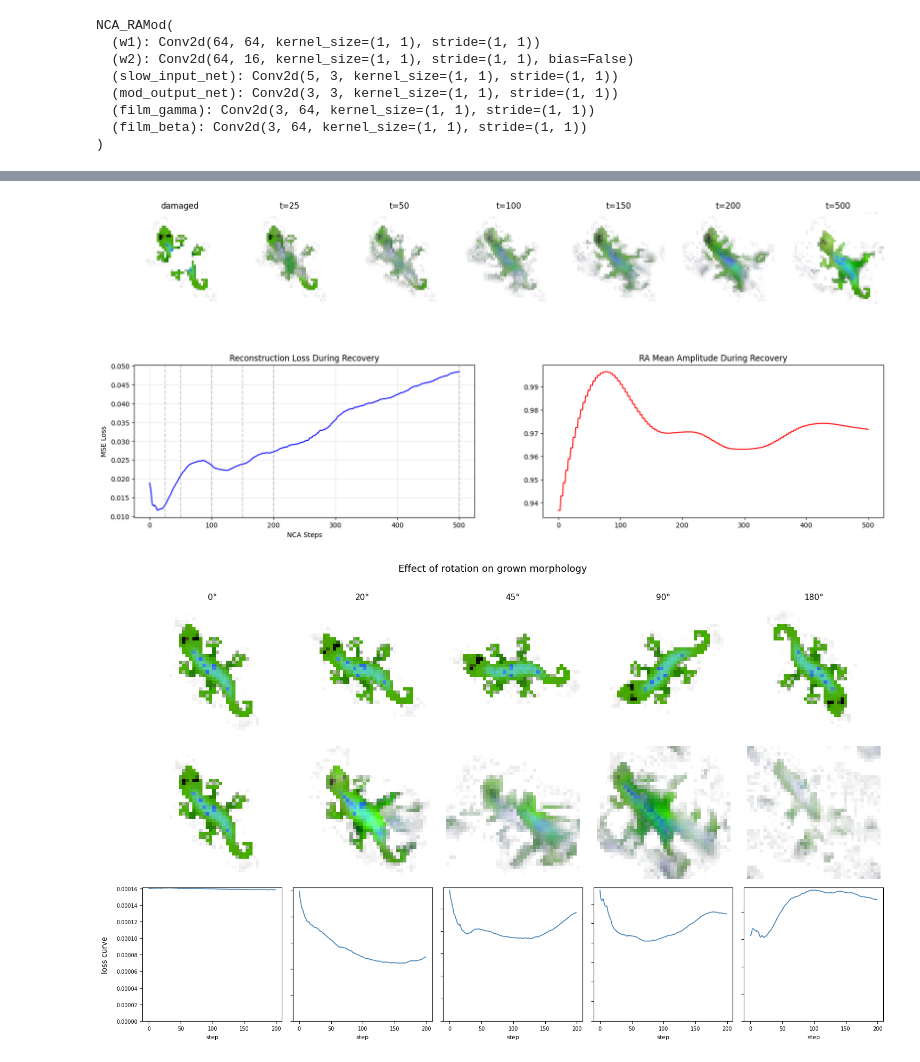
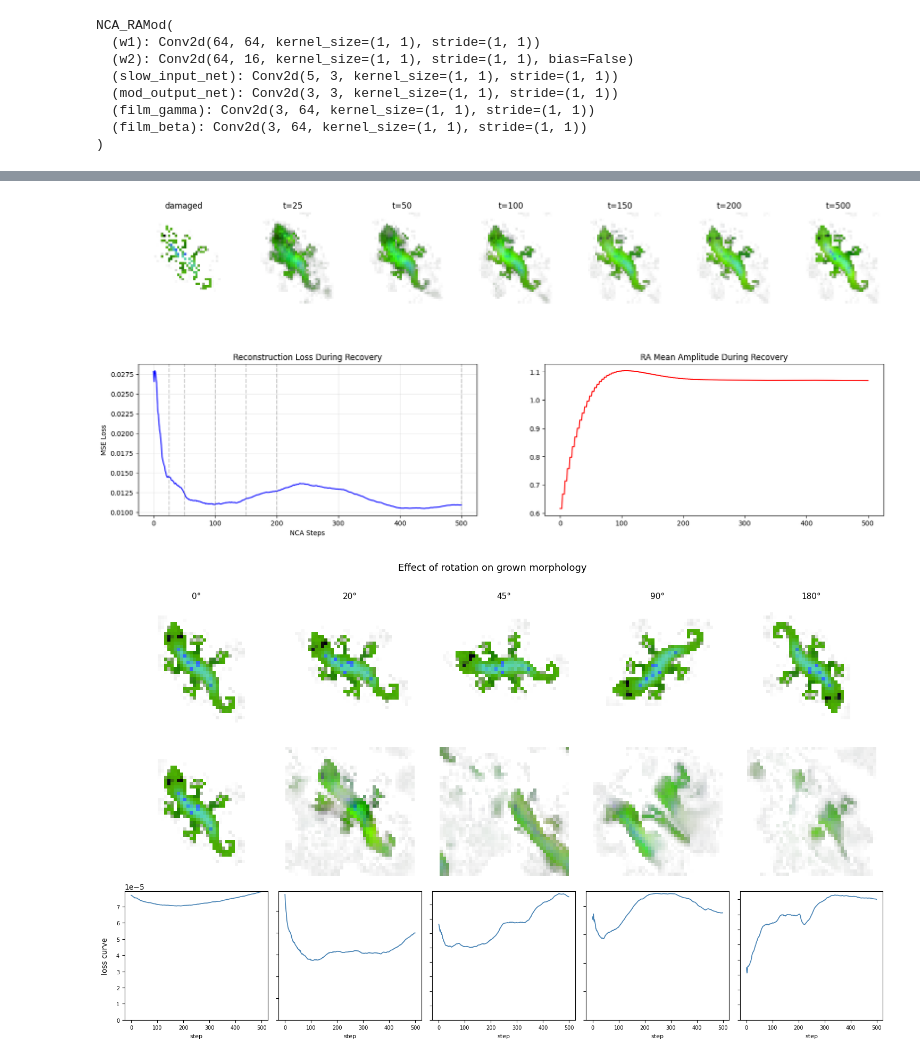
Before and after one commit to lshofsl/Thesis, a Jupyter notebook: NCA_w_RAmod.ipynb, the cells around one changed output, grey strips where cells are left out. Cells and saved outputs as stored; diff of their text form; code cells hidden in the pictures.

```diff
--- a/NCA_w_RAmod.ipynb
+++ b/NCA_w_RAmod.ipynb
@@ -663,16 +663,16 @@ def visualize_regeneration(nca, seed, base, damage,
     plt.tight_layout()
     plt.show()
 # %%
-visualize_regeneration(nca, seed, base, "center_circle")
+visualize_regeneration(nca, seed, base, "random")
 # %% [output]
-[figure, old version]
+[figure, new version]
 # %%
 
 import torchvision.transforms.v2.functional as TF
 
 
 def visualize_rotation_effect(nca, x_grown, base, angles=[0, 20, 45, 90, 180],
-                               rollout_steps=200, device='cuda:0'):
+                               rollout_steps=500, device='cuda:0'):
     """
     For each rotation angle:
     1. Rotate the fully grown morphology
@@ -699,35 +699,36 @@ def visualize_rotation_effect(nca, x_grown, base, angles=[0, 20, 45, 90, 180],
         axes[0, col].axis('off')
 
         # 3. Run rollout from rotated state
         losses = []
         x_cur = x_rot.clone()
         with torch.no_grad():
             for t in range(rollout_steps):
                 # Baseline NCA: only returns x (no phase/amplitude)
                 x_cur, amp, phase = nca(x_cur, step=t, k=4)
-                loss = (base - x_cur[:, :4]).pow(2).mean().item()
+                live_mask = (base[:, 3:4] > 0.1).float()
+                loss = ((base - x_cur[:, :4])*live_mask).pow(2).mean().item()
                 losses.append(loss)
 
         # 4. Show final state
         img_final = x_cur[0, :4].permute(1, 2, 0).cpu().clamp(0, 1).numpy()
         axes[1, col].imshow(img_final)
         axes[1, col].axis('off')
 
         # 5. Loss curve
         axes[2, col].plot(losses, linewidth=1.2, color='steelblue')
         axes[2, col].set_xlabel('step', fontsize=8)
         axes[2, col].tick_params(labelsize=7)
         axes[2, col].set_ylim(bottom=0)
         if col > 0:
             axes[2, col].set_yticklabels([])
 
     plt.tight_layout()
     plt.show()
 
 # Usage — x should be your fully grown state (1, CHANNELS, H, W)
 visualize_rotation_effect(nca, x_test, base, angles=[0, 20, 45, 90, 180])
 # %% [output]
-[figure, old version]
+[figure, new version]
 # %%
 del nca
 torch.cuda.empty_cache()
```
Also changed, not shown: parts of 4 cells of this notebook.
